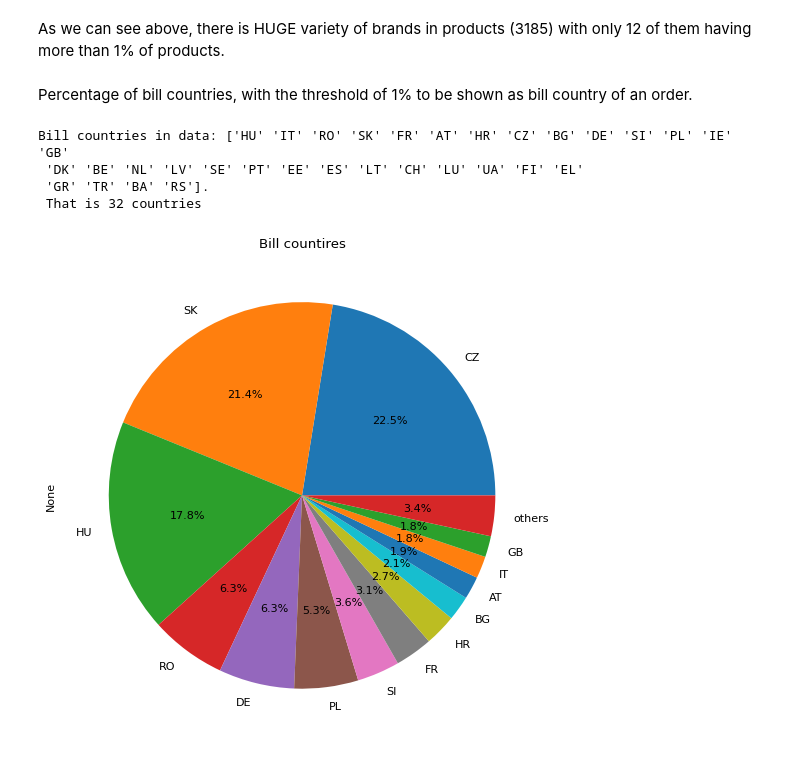
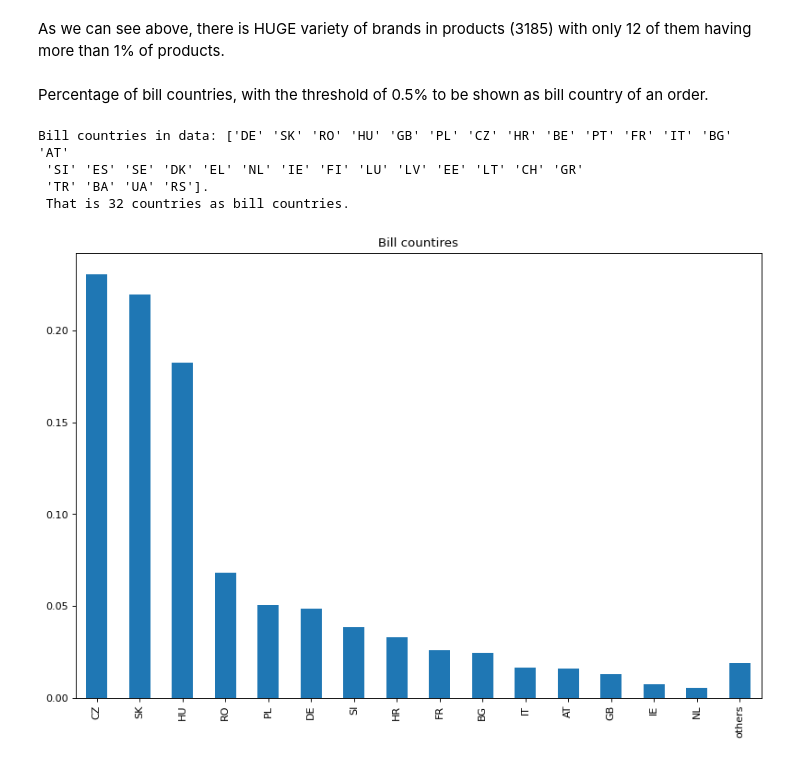
Before and after one commit to xSchon/BP, a Jupyter notebook: EDA.ipynb, the cells around one changed output. Drawn from its saved outputs; the diff is of its cells as text; code cells hidden in the pictures.

Commit message:
Change DataGeneration and add more EDA

```diff
--- a/EDA.ipynb
+++ b/EDA.ipynb
@@ -8,7 +8,7 @@ import seaborn as sns
 DATA_PATH = 'data/data.csv'
 PRODUCTS_PATH = 'data/products.csv'
 # %%
-data =  pd.read_csv(DATA_PATH, sep=',', parse_dates=['doc_date', 'created_at'])
+data =  pd.read_csv(DATA_PATH, sep=',', parse_dates=['doc_date', 'created_at'], low_memory=False)
 data.head()
 # %% [output]
 |  | order_price_without_vat | order_price_with_vat | bill_country | setting_currency_id | created_at | ... |
@@ -139,3 +143,10 @@ def create_others_value_counts(threshold : float, df : pd.DataFrame, column_name
     under_thr = df[column_name].value_counts(normalize=True).loc[lambda x : x <= threshold]
     merged_series =  pd.concat([over_thr, pd.Series(under_thr.sum(), index=['others'])])
     return merged_series
+# %%
+# Change all prices to EUR so we can easily compare them, this is one time operation
+non_eur_columns = ['order_price_without_vat', 'order_price_with_vat', 'basket_total_price_before_discount_with_vat',
+                   'basket_total_price_with_vat', 'item_unit_price_with_vat', 'item_unit_price_without_vat', 'item_total_discount_with_vat']
+
+for column_name in non_eur_columns:
+    data[column_name] =  round(data[column_name] / data.exchange_currency_rate, 2)
@@ -171,17 +230,17 @@ plt.show()
 # %% [markdown]
 As we can see above, there is HUGE variety of brands in products (3185) with only 12 of them having more than 1% of products.
 # %% [markdown]
-Percentage of bill countries, with the threshold of 1% to be shown as bill country of an order.
+Percentage of bill countries, with the threshold of 0.5% to be shown as bill country of an order.
 # %%
 print(f'Bill countries in data: {data.bill_country.unique()}.\n That is {len(data.bill_country.unique())} countries as bill countries.')
 
 figure().patch.set_facecolor('white')
-counted_countries = create_others_value_counts(0.01, data, 'bill_country')
-counted_countries.plot(kind='pie', autopct='%1.1f%%', title='Bill countires')
+counted_countries = create_others_value_counts(0.005, data, 'bill_country')
+counted_countries.plot(kind='bar', title='Bill countires')
 plt.show()
 # %% [output]
-Bill countries in data: ['HU' 'IT' 'RO' 'SK' 'FR' 'AT' 'HR' 'CZ' 'BG' 'DE' 'SI' 'PL' 'IE' 'GB'
- 'DK' 'BE' 'NL' 'LV' 'SE' 'PT' 'EE' 'ES' 'LT' 'CH' 'LU' 'UA' 'FI' 'EL'
- 'GR' 'TR' 'BA' 'RS'].
- That is 32 countries
+Bill countries in data: ['DE' 'SK' 'RO' 'HU' 'GB' 'PL' 'CZ' 'HR' 'BE' 'PT' 'FR' 'IT' 'BG' 'AT'
+ 'SI' 'ES' 'SE' 'DK' 'EL' 'NL' 'IE' 'FI' 'LU' 'LV' 'EE' 'LT' 'CH' 'GR'
+ 'TR' 'BA' 'UA' 'RS'].
+ That is 32 countries as bill countries.
-[figure, old version]
+[figure, new version]
```
Also changed, not shown: parts of 20 cells of this notebook, 1 other file.
